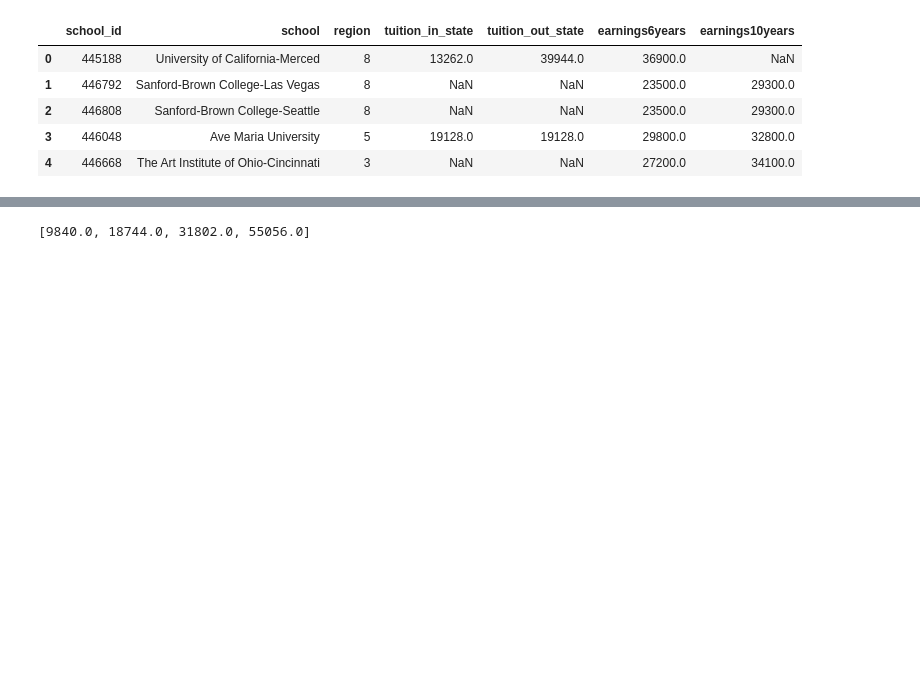
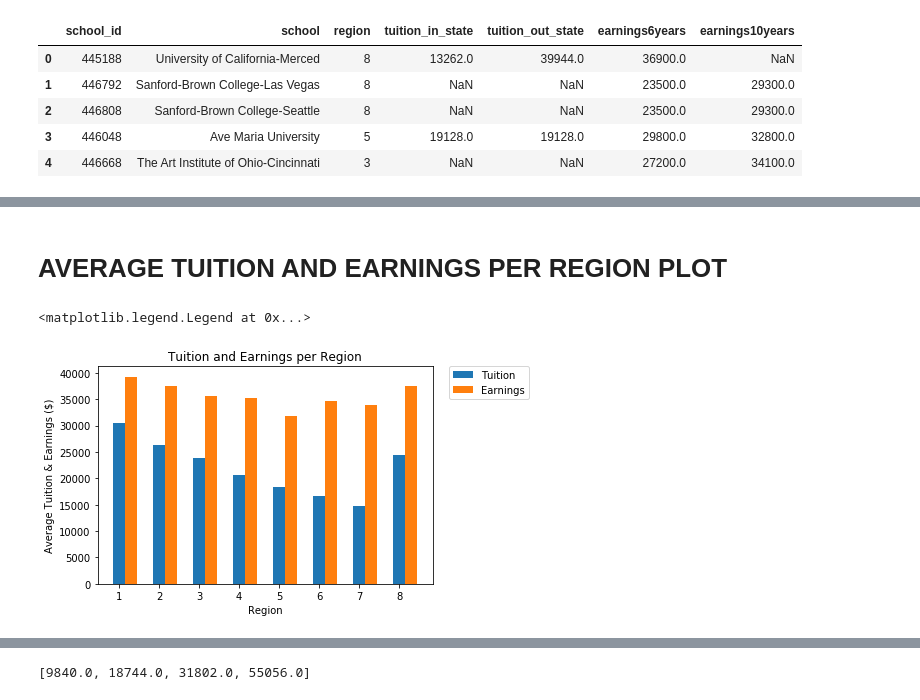
Before and after one commit to kent-huynh/Project_1, a Jupyter notebook: Python Analytics - Best Region for Undergrad Degrees.ipynb, the cells around one changed output, grey strips where cells are left out. Cells and saved outputs as stored; diff of their text form; code cells hidden in the pictures; blank space fills up the shorter version.

Commit message:
added code for plots

```diff
--- a/Python Analytics - Best Region for Undergrad Degrees.ipynb
+++ b/Python Analytics - Best Region for Undergrad Degrees.ipynb
@@ -99,0 +102,23 @@ region_mean
+# %% [markdown]
+# AVERAGE TUITION AND EARNINGS PER REGION PLOT
+# %%
+#average (region, tuition) & (region, earnings6years)
+y1 = mean_df_clean["tuition_in_state"]
+y2 = mean_df_clean["earnings6years"]
+
+x_axis = [x for x in range(1,9)]
+x_axis2 = [x+0.3 for x in range(1,9)]
+
+plt.bar(x_axis, y1, width = 0.3, label="Tuition" )
+plt.bar(x_axis2, y2, width = 0.3, label="Earnings")
+
+plt.title("Tuition and Earnings per Region")
+plt.xlabel("Region")
+plt.ylabel("Average Tuition & Earnings ($)")
+plt.legend(title=["Legend"])
+plt.legend(bbox_to_anchor=(1.05, 1), loc=2, borderaxespad=0.)
+#save fig
+#plt.savefig("Plots/Tuition&EarningsPerRegion.png")
+# %% [output]
+<matplotlib.legend.Legend at 0x...>
+[figure, added]
```
Also changed, not shown: parts of 9 cells of this notebook, 10 other files.
